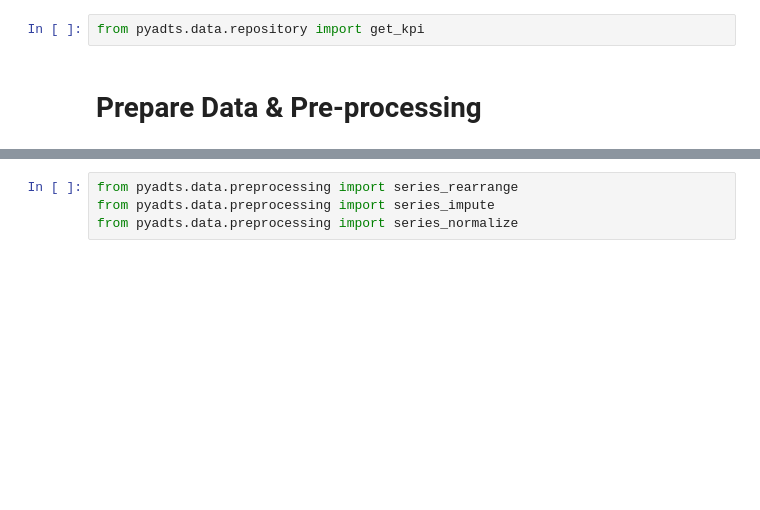
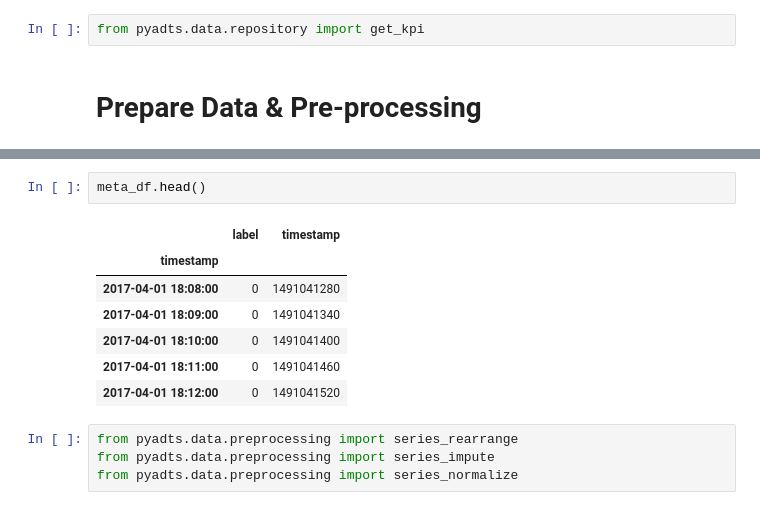
Before and after one commit to TrellixVulnTeam/PyADTS_LKUQ, a Jupyter notebook: notebooks/demo.ipynb, the cells around one changed output, grey strips where cells are left out. Cells and saved outputs as stored; diff of their text form; blank space fills up the shorter version.

```diff
--- a/notebooks/demo.ipynb
+++ b/notebooks/demo.ipynb
@@ -21,3 +32,13 @@ data_df.head()
+# %%
+meta_df.head()
+# %% [output]
+|  | label | timestamp |
+| timestamp |  |  |
+| 2017-04-01 18:08:00 | 0 | 1491041280 |
+| 2017-04-01 18:09:00 | 0 | 1491041340 |
+| 2017-04-01 18:10:00 | 0 | 1491041400 |
+| 2017-04-01 18:11:00 | 0 | 1491041460 |
+| 2017-04-01 18:12:00 | 0 | 1491041520 |
 # %%
 from pyadts.data.preprocessing import series_rearrange
 from pyadts.data.preprocessing import series_impute
```
Also changed, not shown: parts of 30 cells of this notebook, 16 other files.
